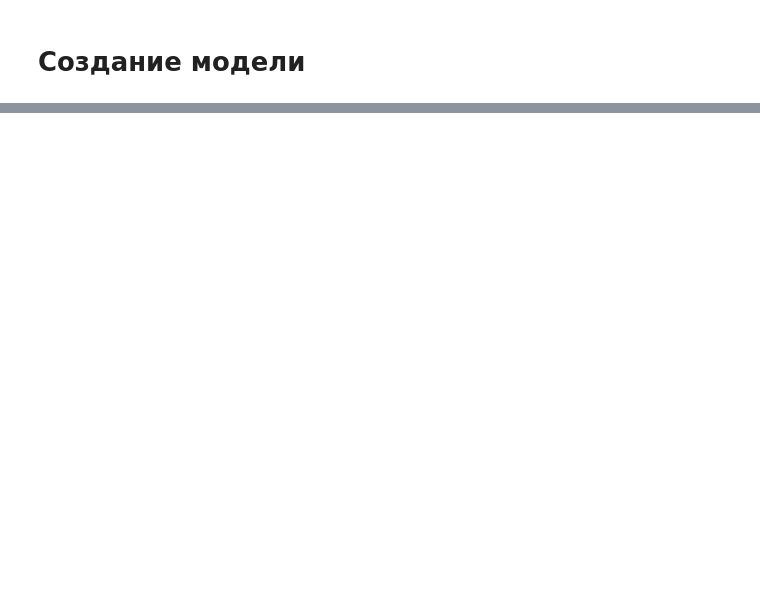
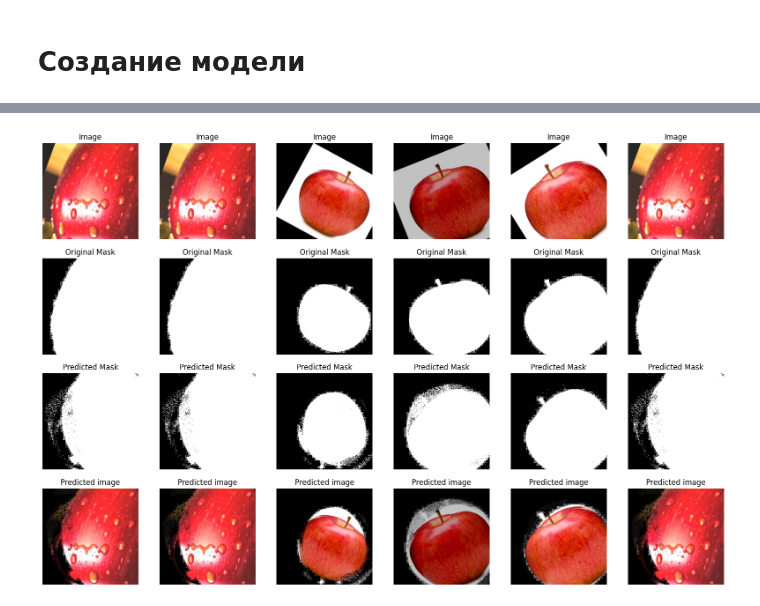
Before and after one commit to Jrol123/Big_data, a Jupyter notebook: lab6/lab6.ipynb, the cells around one changed output, grey strips where cells are left out. Saved outputs shown, nothing was run; the diff lists cells and outputs as text; code cells hidden in the pictures; blank space fills up the shorter version.

Commit message:
perceptron done
graphs and etc done too

```diff
--- a/lab6/lab6.ipynb
+++ b/lab6/lab6.ipynb
@@ -118,0 +133,2 @@ ValueError: Invalid dtype: tuple
+# %%
+x_t, x_v, y_t, y_v = train_test_split(mass_img, mass_mask, test_size=0.25, random_state=42)
@@ -118,0 +139,18 @@ ValueError: Invalid dtype: tuple
+# %%
+# Создаем модель
+model = keras.Sequential([
+    # keras.layers.Input(shape=(x_t[0].shape)),
+    keras.layers.Flatten(input_shape=(300, 300, 3)),
+    keras.layers.Dense(1200, activation='relu'),
+    keras.layers.Dense(600, activation='relu'),
+    keras.layers.Dense(300 * 300, activation='sigmoid'),
+    keras.layers.Reshape((300, 300, 1))
+])
+# %%
+# Компилируем модель
+model.compile(optimizer='adam',
+              loss='binary_crossentropy',
+              metrics=['accuracy', 'precision'])
+# %%
+# Обучаем модель
+hst = model.fit(x=x_t, y=y_t, validation_data=(x_v, y_v), epochs=40, batch_size=15)
@@ -118,0 +196,3 @@ ValueError: Invalid dtype: tuple
+# %%
+plot_results(x_v, y_v, model.predict(x_v), 2 * 3)
+# %% [output]
@@ -118,0 +200 @@ ValueError: Invalid dtype: tuple
+[figure, added]
```
Also changed, not shown: parts of 16 cells of this notebook.
